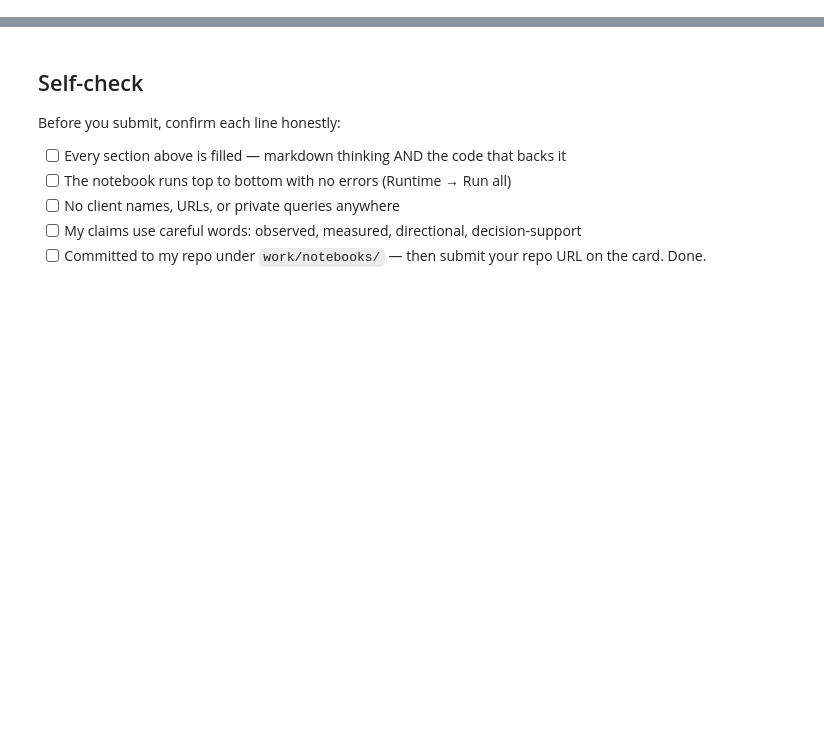
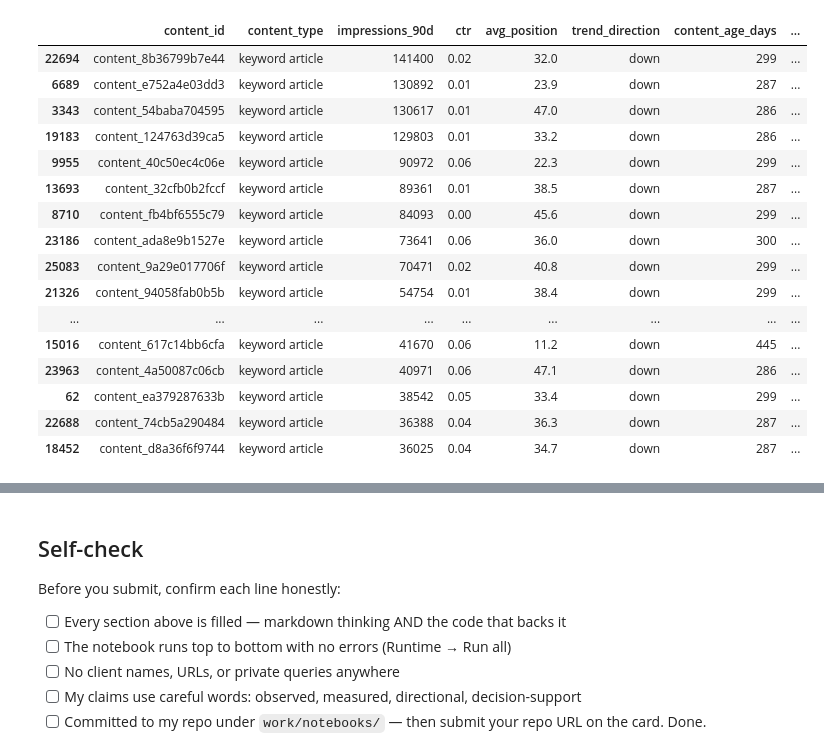
Before and after one commit to Rimshakalhoro/flyrank-ml-internship-rimsha, a Jupyter notebook: work/notebooks/w07_action_playbook.ipynb, the cells around one changed output, grey strips where cells are left out. Saved outputs shown, nothing was run; the diff lists cells and outputs as text; code cells hidden in the pictures; blank space fills up the shorter version.

```diff
--- a/work/notebooks/w07_action_playbook.ipynb
+++ b/work/notebooks/w07_action_playbook.ipynb
@@ -43,0 +373,83 @@ This skeleton is yours to fill. Work the sections **in order** — each one has
+# %%
+# ============================================================
+# ML-10 SECTION 3 — HUMAN REVIEW + NO-GO LIST
+# ============================================================
+
+# ------------------------------------------------------------
+# HUMAN REVIEW CHECKLIST
+# ------------------------------------------------------------
+
+human_review_checklist = pd.DataFrame({
+    "Review step": [
+        "Check search intent",
+        "Check content accuracy",
+        "Check content quality",
+        "Check technical issues",
+        "Check business importance",
+        "Check recent performance changes"
+    ],
+    "Human review required": [
+        "Yes",
+        "Yes",
+        "Yes",
+        "Yes",
+        "Yes",
+        "Yes"
+    ]
+})
+
+
+print("HUMAN REVIEW CHECKLIST")
+
+display(human_review_checklist)
+
+
+# ------------------------------------------------------------
+# NO-GO LIST
+# ------------------------------------------------------------
+
+no_go_list = pd.DataFrame({
+    "Action": [
+        "Automatically publish content changes",
+        "Automatically delete a page",
+        "Automatically rewrite content",
+        "Automatically change business-critical pages",
+        "Treat the score as proof of causation",
+        "Use the recommendation without human review"
+    ],
+    "Allowed?": [
+        "No",
+        "No",
+        "No",
+        "No",
+        "No",
+        "No"
+    ],
+    "Reason": [
+        "Requires human approval",
+        "Could create irreversible loss",
+        "Content quality requires human judgment",
+        "May create business risk",
+        "Observed patterns do not prove causation",
+        "The system is decision-support only"
+    ]
+})
+
+
+print("\nNO-GO LIST")
+
+display(no_go_list)
+
+
+# ------------------------------------------------------------
+# CHECK TOP 20 FOR HUMAN REVIEW
+# ------------------------------------------------------------
+
+top_20_review = top_queue.copy()
+
+top_20_review["human_review_required"] = "Yes"
+
+print("\nTOP 20 RECOMMENDATIONS REQUIRE HUMAN REVIEW")
+
+display(top_20_review)
+# %% [output]
@@ -43,0 +473,17 @@ This skeleton is yours to fill. Work the sections **in order** — each one has
+|  | content_id | content_type | impressions_90d | ctr | avg_position | trend_direction | content_age_days | ... |
+| 22694 | content_8b36799b7e44 | keyword article | 141400 | 0.02 | 32.0 | down | 299 | ... |
+| 6689 | content_e752a4e03dd3 | keyword article | 130892 | 0.01 | 23.9 | down | 287 | ... |
+| 3343 | content_54baba704595 | keyword article | 130617 | 0.01 | 47.0 | down | 286 | ... |
+| 19183 | content_124763d39ca5 | keyword article | 129803 | 0.01 | 33.2 | down | 286 | ... |
+| 9955 | content_40c50ec4c06e | keyword article | 90972 | 0.06 | 22.3 | down | 299 | ... |
+| 13693 | content_32cfb0b2fccf | keyword article | 89361 | 0.01 | 38.5 | down | 287 | ... |
+| 8710 | content_fb4bf6555c79 | keyword article | 84093 | 0.00 | 45.6 | down | 299 | ... |
+| 23186 | content_ada8e9b1527e | keyword article | 73641 | 0.06 | 36.0 | down | 300 | ... |
+| 25083 | content_9a29e017706f | keyword article | 70471 | 0.02 | 40.8 | down | 299 | ... |
+| 21326 | content_94058fab0b5b | keyword article | 54754 | 0.01 | 38.4 | down | 299 | ... |
+| ... | ... | ... | ... | ... | ... | ... | ... | ... |
+| 15016 | content_617c14bb6cfa | keyword article | 41670 | 0.06 | 11.2 | down | 445 | ... |
+| 23963 | content_4a50087c06cb | keyword article | 40971 | 0.06 | 47.1 | down | 286 | ... |
+| 62 | content_ea379287633b | keyword article | 38542 | 0.05 | 33.4 | down | 299 | ... |
+| 22688 | content_74cb5a290484 | keyword article | 36388 | 0.04 | 36.3 | down | 287 | ... |
+| 18452 | content_d8a36f6f9744 | keyword article | 36025 | 0.04 | 34.7 | down | 287 | ... |
```
Also changed, not shown: parts of 21 cells of this notebook.
